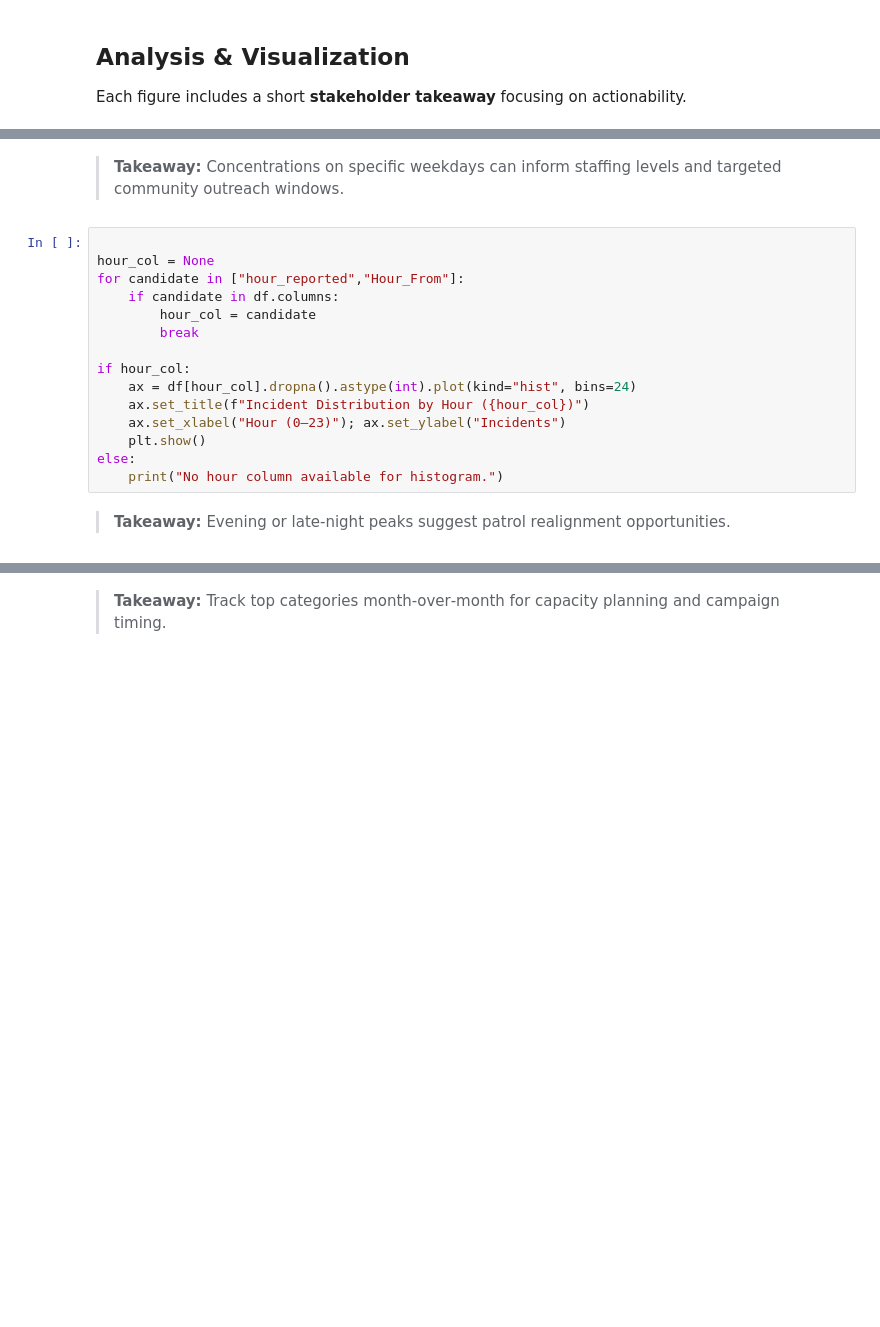
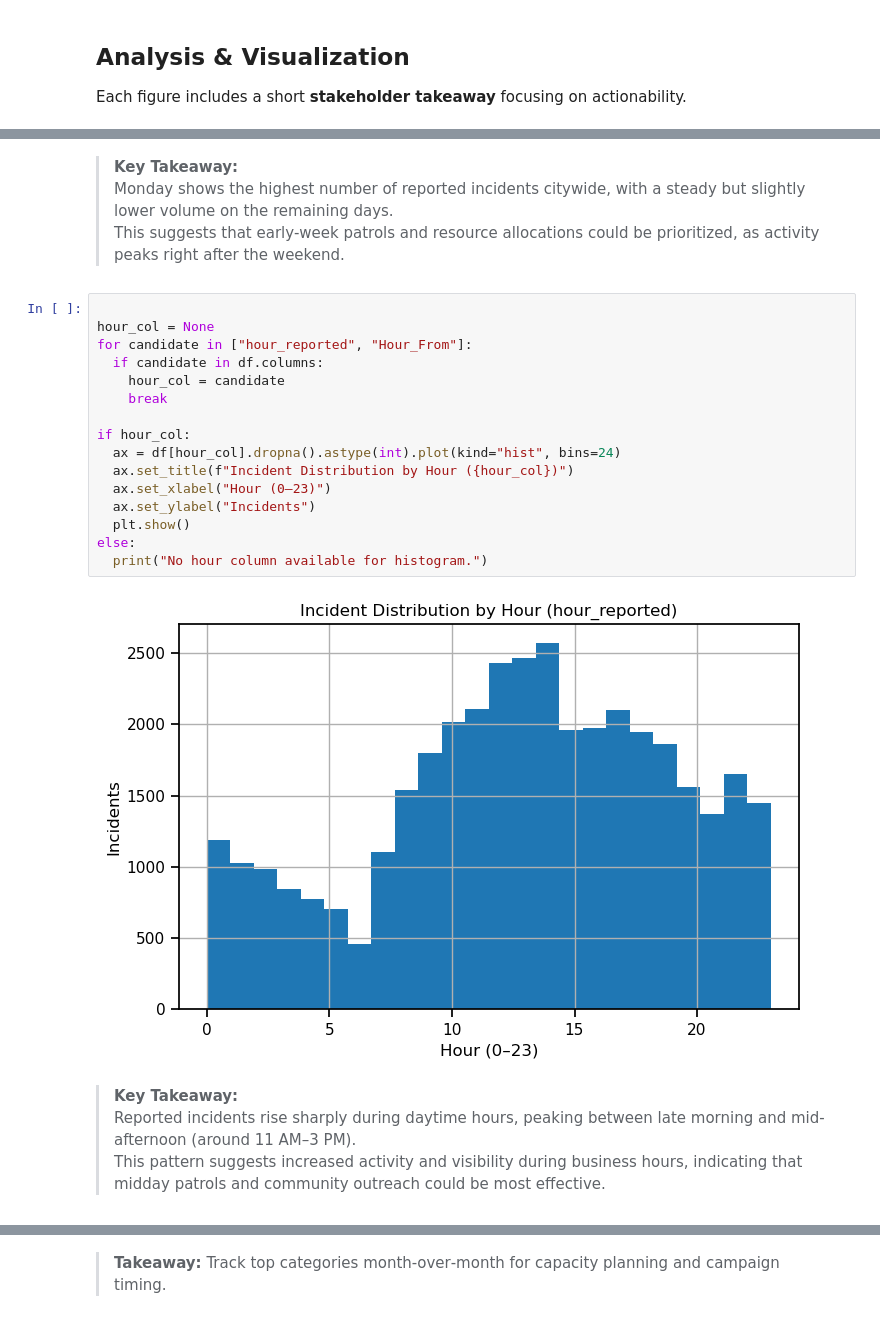
Before and after one commit to IT2053C-Gilany/final-project-sil6s, a Jupyter notebook: final-project.ipynb, the cells around one changed output, grey strips where cells are left out. Drawn from its saved outputs; the diff is of its cells as text; blank space fills up the shorter version.

```diff
--- a/final-project.ipynb
+++ b/final-project.ipynb
@@ -168,22 +270,29 @@ else:
 # %% [markdown]
-> **Takeaway:** Concentrations on specific weekdays can inform staffing levels and targeted community outreach windows.
+> **Key Takeaway:**
+> Monday shows the highest number of reported incidents citywide, with a steady but slightly lower volume on the remaining days.
+> This suggests that early-week patrols and resource allocations could be prioritized, as activity peaks right after the weekend.
 # %%
 
 hour_col = None
-for candidate in ["hour_reported","Hour_From"]:
-    if candidate in df.columns:
-        hour_col = candidate
-        break
+for candidate in ["hour_reported", "Hour_From"]:
+  if candidate in df.columns:
+    hour_col = candidate
+    break
 
 if hour_col:
-    ax = df[hour_col].dropna().astype(int).plot(kind="hist", bins=24)
-    ax.set_title(f"Incident Distribution by Hour ({hour_col})")
-    ax.set_xlabel("Hour (0–23)"); ax.set_ylabel("Incidents")
-    plt.show()
+  ax = df[hour_col].dropna().astype(int).plot(kind="hist", bins=24)
+  ax.set_title(f"Incident Distribution by Hour ({hour_col})")
+  ax.set_xlabel("Hour (0–23)")
+  ax.set_ylabel("Incidents")
+  plt.show()
 else:
-    print("No hour column available for histogram.")
+  print("No hour column available for histogram.")
+# %% [output]
+[figure, added]
 # %% [markdown]
-> **Takeaway:** Evening or late-night peaks suggest patrol realignment opportunities.
+> **Key Takeaway:**
+> Reported incidents rise sharply during daytime hours, peaking between late morning and mid-afternoon (around 11 AM–3 PM).
+> This pattern suggests increased activity and visibility during business hours, indicating that midday patrols and community outreach could be most effective.
 # %%
 
 if ("DAY_OF_WEEK" in df.columns) and (hour_col is not None):
```
Also changed, not shown: parts of 24 cells of this notebook.
